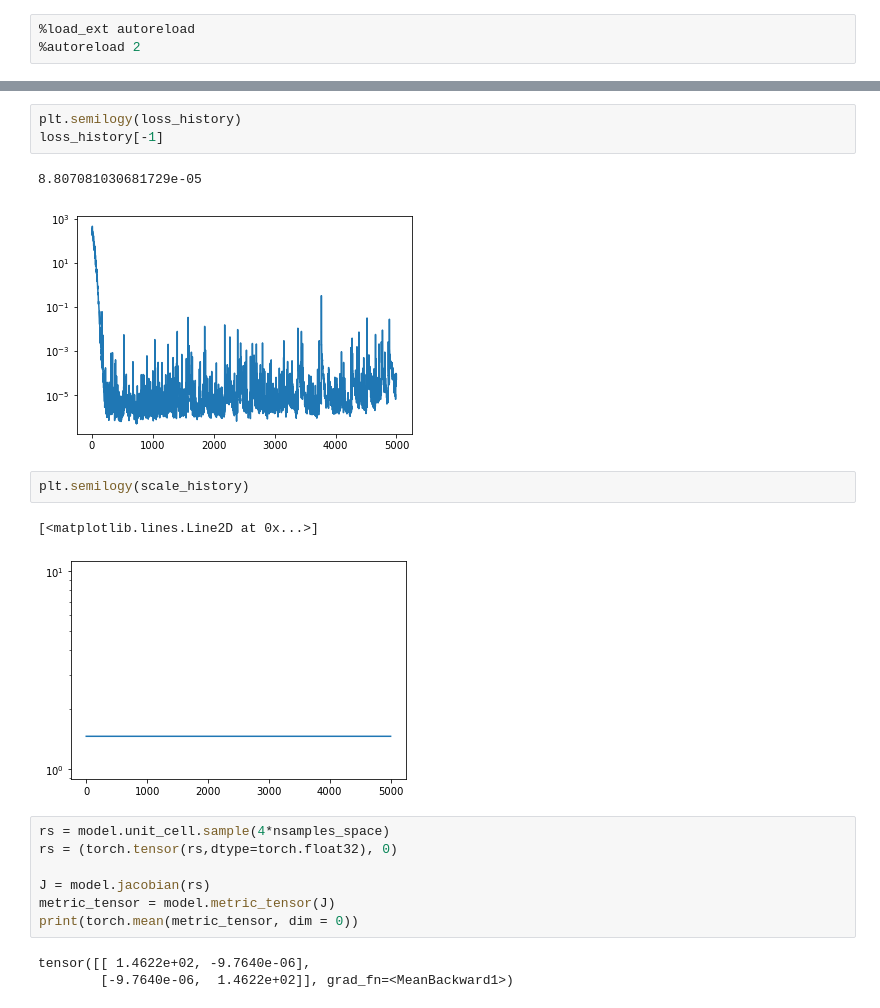
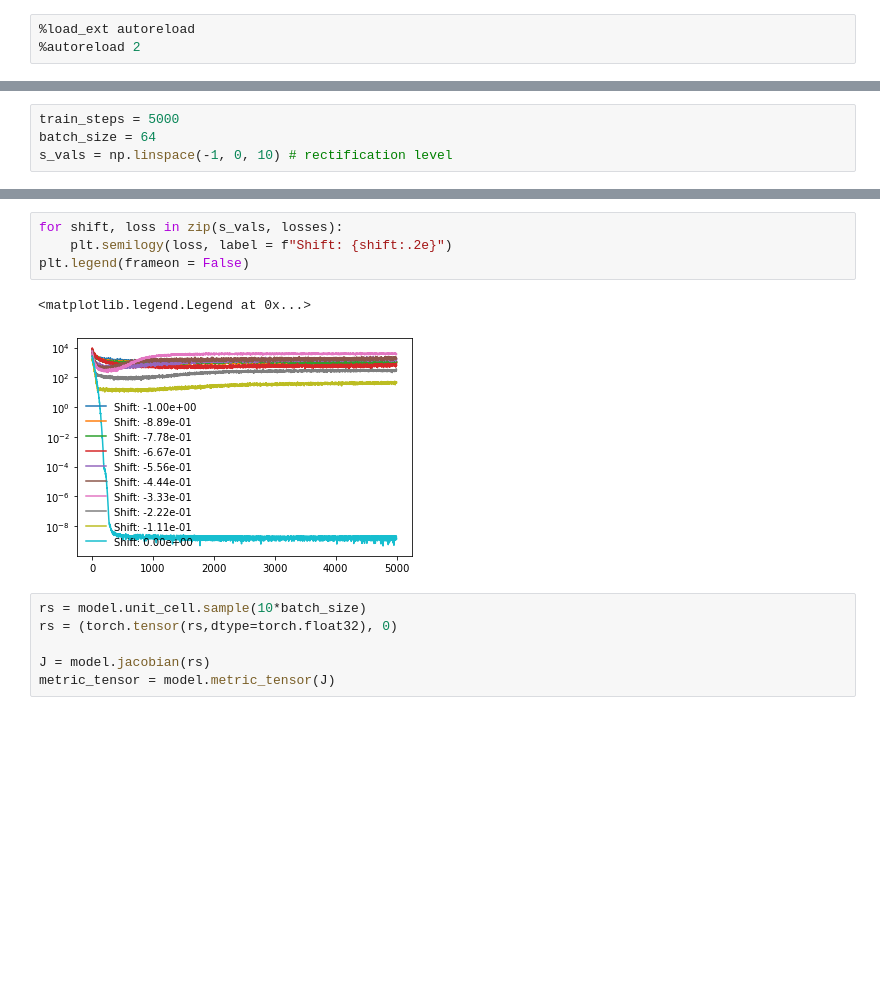
Before and after one commit to bioAI-Oslo/CI-grid-cells, a Jupyter notebook: perturbation_optimization.ipynb, the cells around one changed output, grey strips where cells are left out. Cells and saved outputs as stored; diff of their text form; blank space fills up the shorter version.

```diff
--- a/perturbation_optimization.ipynb
+++ b/perturbation_optimization.ipynb
@@ -16,3 +12,7 @@ import scipy
+# %%
+train_steps = 5000
+batch_size = 64
+s_vals = np.linspace(-1, 0, 10) # rectification level
 # %%
 # Train model
 models = []
@@ -80,24 +58,16 @@ for a in a_vals:
 # %%
-plt.semilogy(loss_history)
-loss_history[-1]
+for shift, loss in zip(s_vals, losses):
+    plt.semilogy(loss, label = f"Shift: {shift:.2e}")
+plt.legend(frameon = False)
 # %% [output]
-8.807081030681729e-05
+<matplotlib.legend.Legend at 0x...>
-[figure, old version]
+[figure, new version]
-# %%
-plt.semilogy(scale_history)
-# %% [output]
-[<matplotlib.lines.Line2D at 0x...>]
-[figure, removed]
 # %%
-rs = model.unit_cell.sample(4*nsamples_space)
+rs = model.unit_cell.sample(10*batch_size)
 rs = (torch.tensor(rs,dtype=torch.float32), 0)
 
 J = model.jacobian(rs)
 metric_tensor = model.metric_tensor(J)
-print(torch.mean(metric_tensor, dim = 0))
-# %% [output]
-tensor([[ 1.4622e+02, -9.7640e-06],
-        [-9.7640e-06,  1.4622e+02]], grad_fn=<MeanBackward1>)
 # %%
 fig,axs = plt.subplots(ncols=3,figsize=(9,3))
 axs[0].scatter(*rs[0].T,c=metric_tensor[...,0,0].detach())
```
Also changed, not shown: parts of 9 cells of this notebook, 1 other file.
